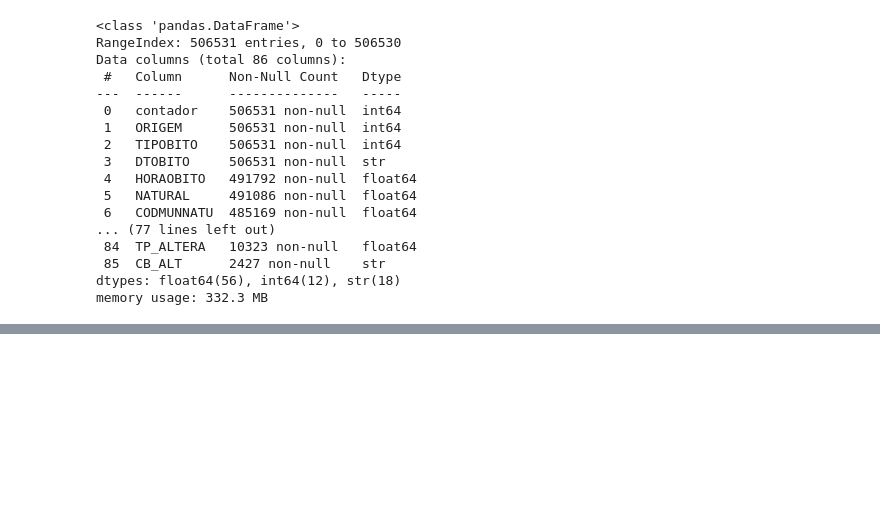
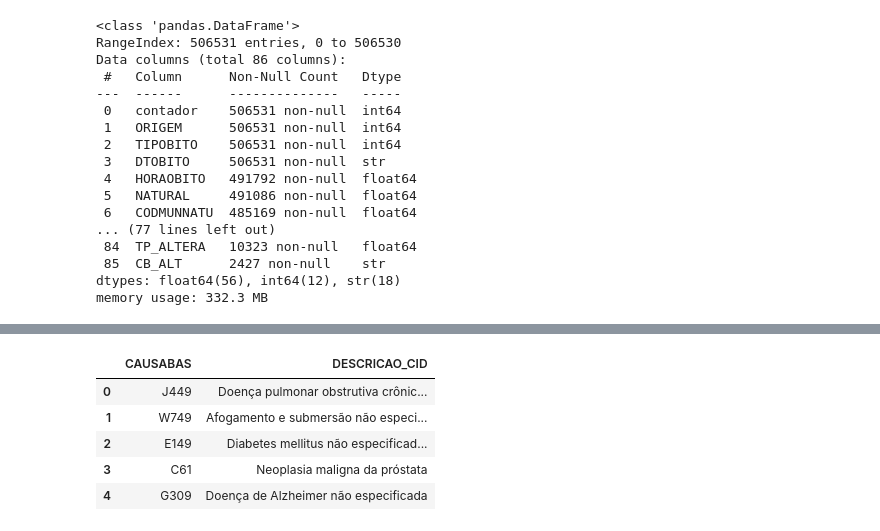
Before and after one commit to MatheusCabizuca/PROJETO_ADA_MODULO_1, a Jupyter notebook: Teste-Projeto.ipynb, the cells around one changed output, grey strips where cells are left out. Saved outputs shown, nothing was run; the diff lists cells and outputs as text; code cells hidden in the pictures; blank space fills up the shorter version.

```diff
--- a/Teste-Projeto.ipynb
+++ b/Teste-Projeto.ipynb
@@ -35,0 +103,11 @@ memory usage: 332.3 MB
+# %%
+cid = pd.read_excel('CIDs_com_descricao.xlsx')
+# %%
+cid.head()
+# %% [output]
+|  | CAUSABAS | DESCRICAO_CID |
+| 0 | J449 | Doença pulmonar obstrutiva crônic... |
+| 1 | W749 | Afogamento e submersão não especi... |
+| 2 | E149 | Diabetes mellitus não especificad... |
+| 3 | C61 | Neoplasia maligna da próstata |
+| 4 | G309 | Doença de Alzheimer não especificada |
```
Also changed, not shown: parts of 12 cells of this notebook.
